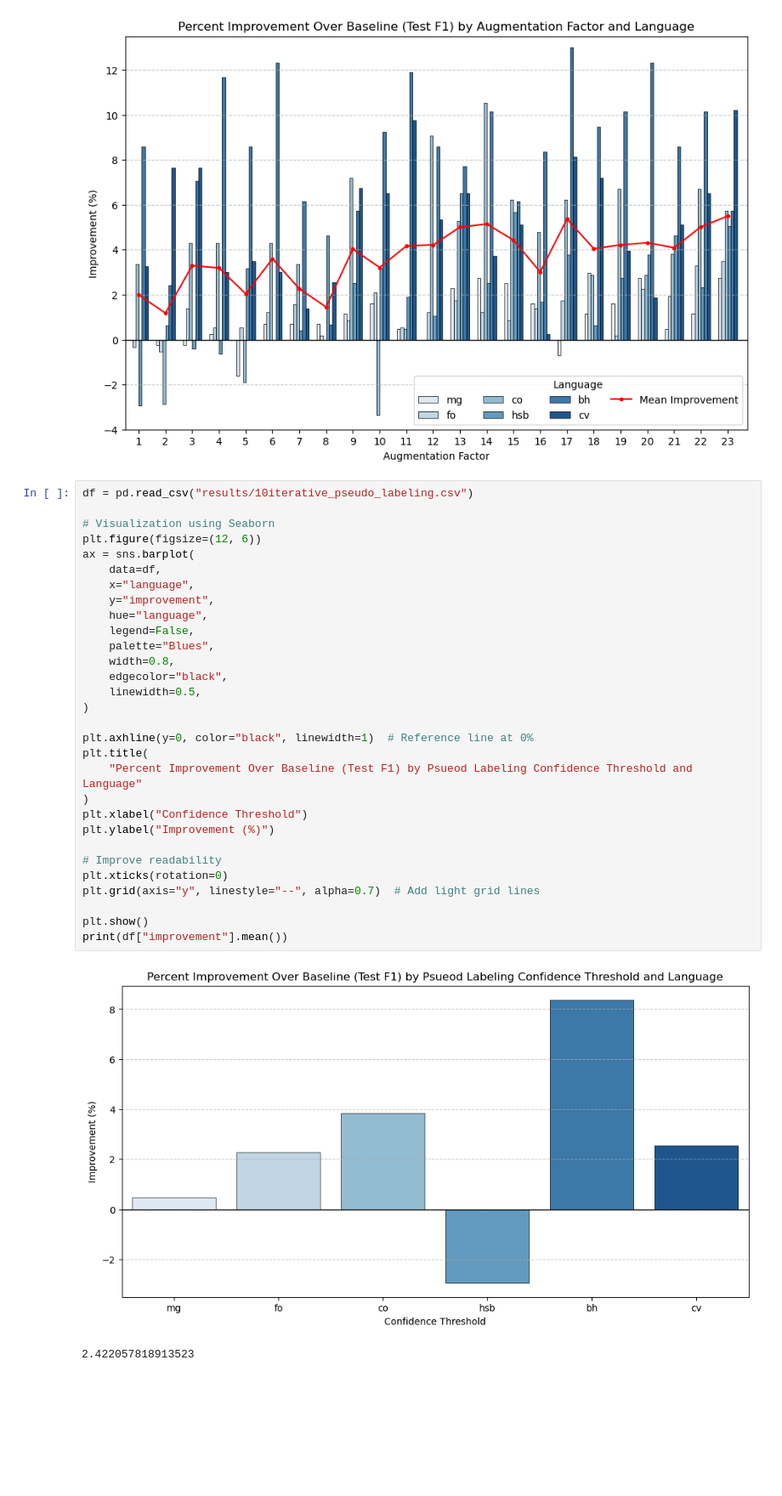
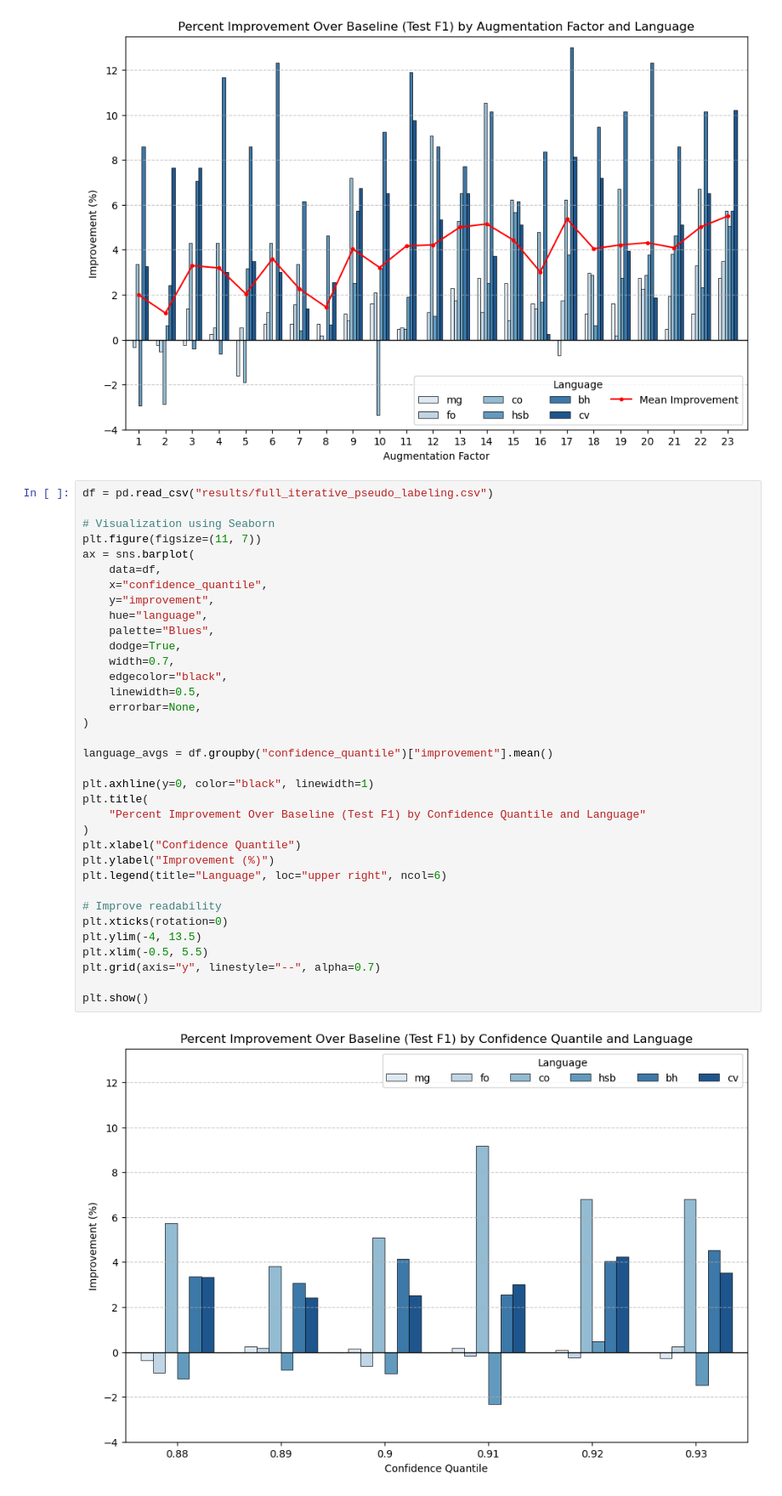
Before and after one commit to Lucas-Granucci/MULTI-NER, a Jupyter notebook: _RESULTS_.ipynb, the cells around one changed output. Shown at 85% size. Saved outputs shown, nothing was run; the diff lists cells and outputs as text; blank space fills up the shorter version.

Commit message:
deleted test results; tuned pseudo labeling parameters

```diff
--- a/_RESULTS_.ipynb
+++ b/_RESULTS_.ipynb
@@ -86,35 +110,39 @@ plt.show()
 # %% [output]
 [figure]
 # %%
-df = pd.read_csv("results/10iterative_pseudo_labeling.csv")
+df = pd.read_csv("results/full_iterative_pseudo_labeling.csv")
 
 # Visualization using Seaborn
-plt.figure(figsize=(12, 6))
+plt.figure(figsize=(11, 7))
 ax = sns.barplot(
     data=df,
-    x="language",
+    x="confidence_quantile",
     y="improvement",
     hue="language",
-    legend=False,
     palette="Blues",
-    width=0.8,
+    dodge=True,
+    width=0.7,
     edgecolor="black",
     linewidth=0.5,
+    errorbar=None,
 )
 
-plt.axhline(y=0, color="black", linewidth=1)  # Reference line at 0%
+language_avgs = df.groupby("confidence_quantile")["improvement"].mean()
+
+plt.axhline(y=0, color="black", linewidth=1)
 plt.title(
-    "Percent Improvement Over Baseline (Test F1) by Psueod Labeling Confidence Threshold and Language"
+    "Percent Improvement Over Baseline (Test F1) by Confidence Quantile and Language"
 )
-plt.xlabel("Confidence Threshold")
+plt.xlabel("Confidence Quantile")
 plt.ylabel("Improvement (%)")
+plt.legend(title="Language", loc="upper right", ncol=6)
 
 # Improve readability
 plt.xticks(rotation=0)
-plt.grid(axis="y", linestyle="--", alpha=0.7)  # Add light grid lines
+plt.ylim(-4, 13.5)
+plt.xlim(-0.5, 5.5)
+plt.grid(axis="y", linestyle="--", alpha=0.7)
 
 plt.show()
-print(df["improvement"].mean())
 # %% [output]
-[figure, old version]
+[figure, new version]
-2.422057818913523
```
Also changed, not shown: parts of 8 cells of this notebook, 16 other files.
